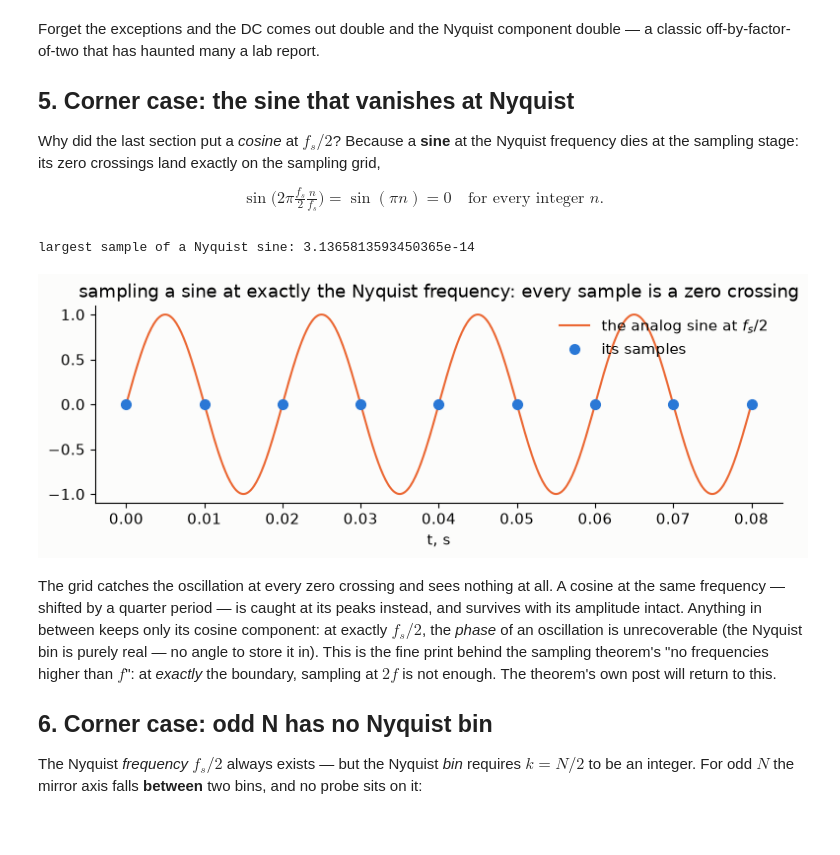
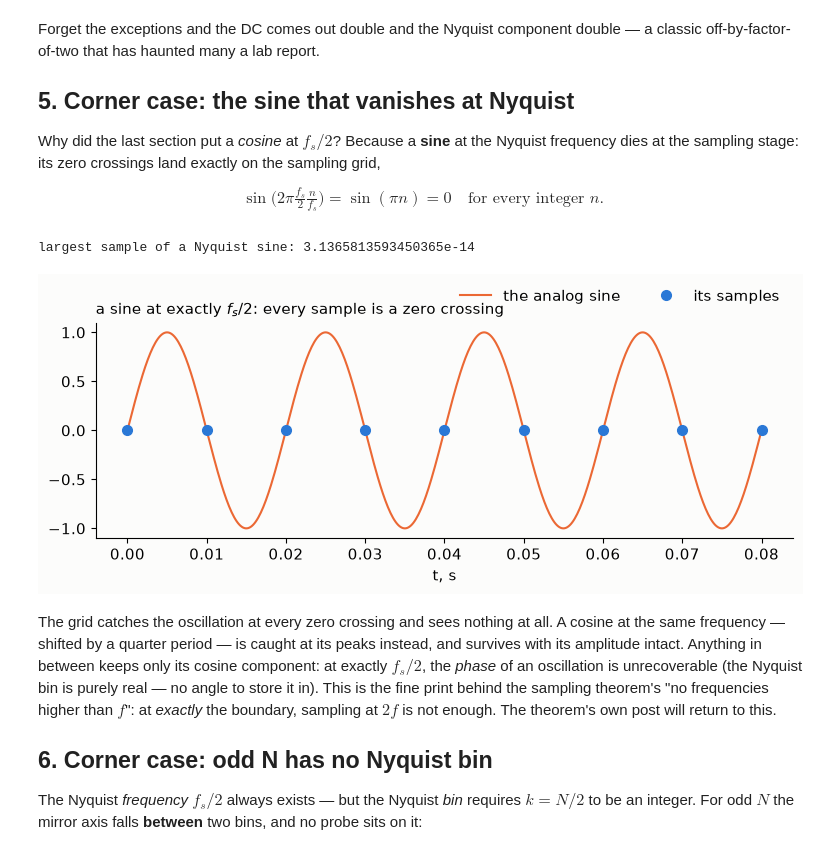
Before and after one commit to jen1995/jen1995.github.io, a Jupyter notebook: notebooks/reading_the_dft.ipynb, the cells around one changed output. Cells and saved outputs as stored; diff of their text form; code cells hidden in the pictures.

```diff
--- a/notebooks/reading_the_dft.ipynb
+++ b/notebooks/reading_the_dft.ipynb
@@ -190,20 +190,20 @@ $$\sin\!\big(2 \pi \tfrac{f_s}{2} \tfrac{n}{f_s}\big) = \sin(\pi n) = 0 \quad \t
 # %%
 y = np.sin(2 * np.pi * (fs / 2) * t)
 print("largest sample of a Nyquist sine:", np.abs(y).max())   # numerically zero
 
 tt = np.linspace(0, 4 / (fs / 2), 500)
-plt.figure(figsize=(9, 2.6))
+plt.figure(figsize=(9, 2.8))
 plt.plot(tt, np.sin(2 * np.pi * (fs / 2) * tt), color=ORANGE, lw=1.5,
-         label="the analog sine at $f_s/2$")
+         label="the analog sine")
 nn = np.arange(int(4 / (fs / 2) * fs) + 1)
 plt.plot(nn / fs, np.sin(np.pi * nn), "o", color=BLUE, ms=7, label="its samples")
-plt.legend(loc="upper right", frameon=False)
-plt.title("sampling a sine at exactly the Nyquist frequency: every sample is a zero crossing")
+plt.legend(ncol=2, loc="lower right", bbox_to_anchor=(1.0, 1.02), frameon=False)
+plt.title("a sine at exactly $f_s/2$: every sample is a zero crossing", loc="left", fontsize=11)
 plt.xlabel("t, s")
 plt.show()
 # %% [output]
 largest sample of a Nyquist sine: 3.1365813593450365e-14
-[figure, old version]
+[figure, new version]
 # %% [markdown]
 The grid catches the oscillation at every zero crossing and sees nothing at
 all. A cosine at the same frequency — shifted by a quarter period — is caught
```
Also changed, not shown: parts of 3 cells of this notebook.
